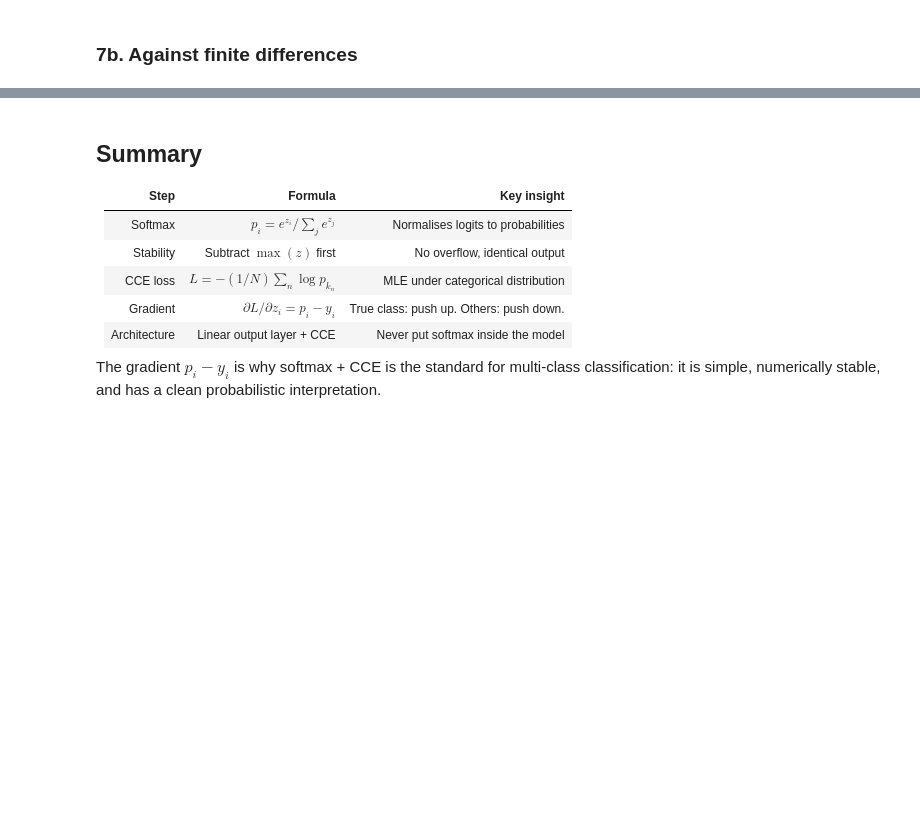
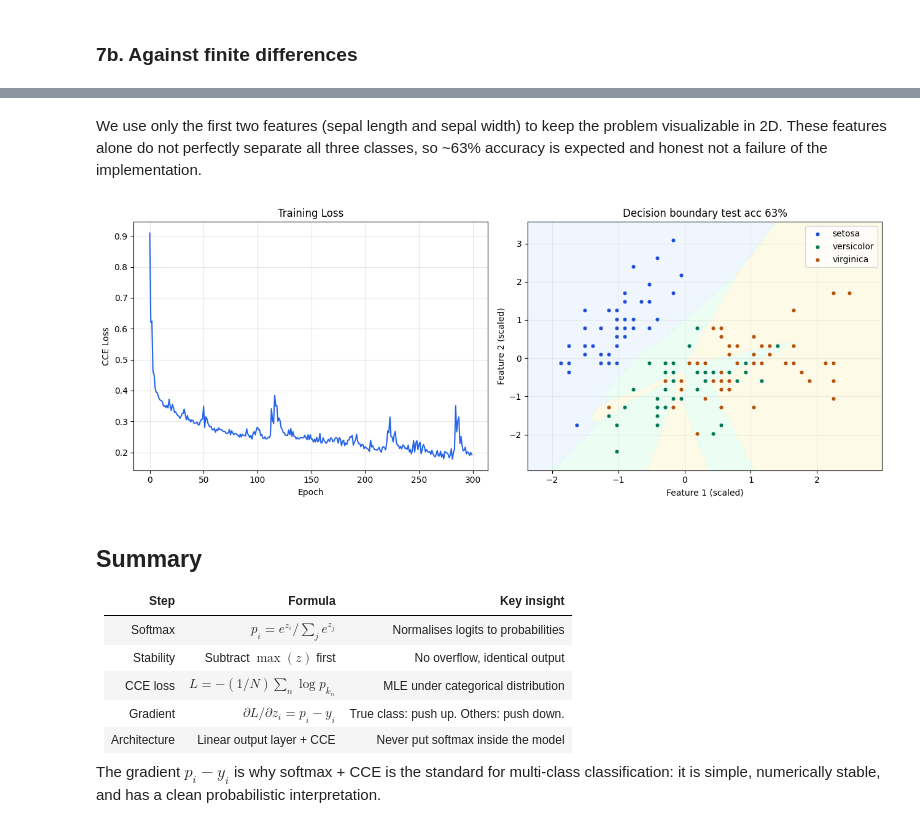
Before and after one commit to Nur2424/microgradplus, a Jupyter notebook: notebooks/02_softmax_cce.ipynb, the cells around one changed output, grey strips where cells are left out. Drawn from its saved outputs; the diff is of its cells as text; code cells hidden in the pictures; blank space fills up the shorter version.

```diff
--- a/notebooks/02_softmax_cce.ipynb
+++ b/notebooks/02_softmax_cce.ipynb
@@ -332,36 +394,43 @@ print(f"Test accuracy: {acc:.1%}")
+# %% [markdown]
+We use only the first two features (sepal length and sepal width)
+to keep the problem visualizable in 2D. These features alone
+do not perfectly separate all three classes, so ~63% accuracy
+is expected and honest not a failure of the implementation.
 # %%
 import matplotlib.pyplot as plt
 
 fig, axes = plt.subplots(1, 2, figsize=(13, 5))
 
 axes[0].plot(history, color="#2563EB", lw=1.5)
 axes[0].set(xlabel="Epoch", ylabel="CCE Loss", title="Training Loss")
 axes[0].grid(True, alpha=0.3)
 
 # Decision boundary
 h = 0.05
 x0 = np.array([x[0] for x in X_sc])
 x1 = np.array([x[1] for x in X_sc])
 xx, yy = np.meshgrid(
     np.arange(x0.min()-0.5, x0.max()+0.5, h),
     np.arange(x1.min()-0.5, x1.max()+0.5, h),
 )
 grid = [[float(a), float(b)] for a, b in zip(xx.ravel(), yy.ravel())]
 Z = np.array(predict_classes(model, grid)).reshape(xx.shape)
 
 colors_bg = ["#DBEAFE", "#D1FAE5", "#FEF3C7"]
 colors_pt = ["#1D4ED8", "#047857", "#B45309"]
 axes[1].contourf(xx, yy, Z, alpha=0.4,
                  colors=colors_bg, levels=[-0.5, 0.5, 1.5, 2.5])
 for c, (bg, pt, name) in enumerate(zip(colors_bg, colors_pt, iris.target_names)):
     pts = [(xv[0], xv[1]) for xv, lv in zip(X_sc, y) if lv == c]
     axes[1].scatter([p[0] for p in pts], [p[1] for p in pts],
                     color=pt, label=name, s=25, edgecolors="white", lw=0.5)
 axes[1].set(xlabel="Feature 1 (scaled)", ylabel="Feature 2 (scaled)",
-            title=f"Decision boundary — test acc {acc:.0%}")
+            title=f"Decision boundary test acc {acc:.0%}")
 axes[1].legend(); axes[1].grid(True, alpha=0.2)
 plt.tight_layout()
 plt.show()
+# %% [output]
+[figure, added]
 # %% [markdown]
 ## Summary
 
```
Also changed, not shown: parts of 16 cells of this notebook.
